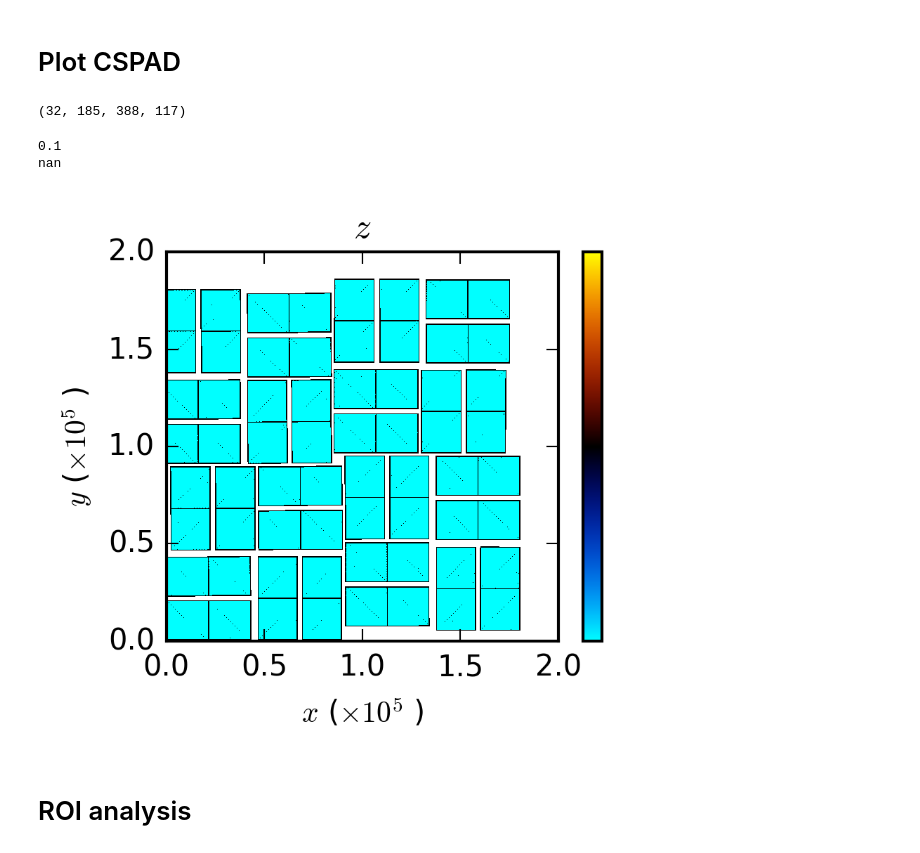
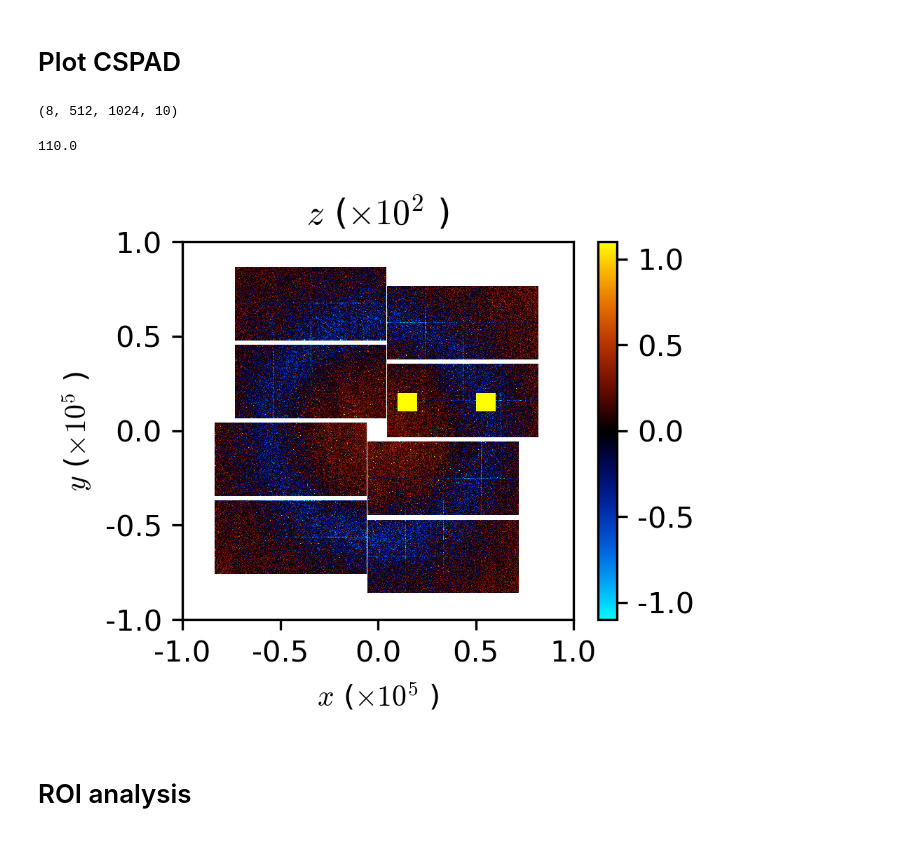
Before and after one commit to igabalski/Analysis-Tutorials, a Jupyter notebook: Template-Notebooks/ROI-Analysis.ipynb, the cells around one changed output. Saved outputs shown, nothing was run; the diff lists cells and outputs as text; code cells hidden in the pictures.

Commit message:
Added functionality to display ROIs over detector image

```diff
--- a/Template-Notebooks/ROI-Analysis.ipynb
+++ b/Template-Notebooks/ROI-Analysis.ipynb
@@ -2,13 +2,13 @@
 # Experiment and path specification
 # %%
 # Specify the experiment for analysis
-experiment='xppl2816'
-runNumber = 74
+experiment='cxic00318'
+runNumber = 123
 
 # Set the installation and output path
 import os
-os.environ['INSTALLPATH']='/reg/neh/home4/mrware/TRXS'
-os.environ['OUTPUTPATH']= '/reg/d/psdm/%s/%s/scratch' % (experiment[0:3],experiment)
+os.environ['INSTALLPATH']= '/cds/home/i/igabalsk/TRXS-Run18'
+os.environ['OUTPUTPATH']= '/cds/data/psdm/%s/%s/scratch' % (experiment[0:3],experiment)
 # %% [markdown]
 # Import Libraries
 # %%
@@ -55,49 +55,57 @@ counts = np.load(os.environ['RESULTSPATH']+'/counts-run-%d.npy' % runNumber)
 # %%
 CSPAD.shape
 # %% [output]
-(32, 185, 388, 117)
+(8, 512, 1024, 10)
 # %%
 from IPython.display import clear_output
 from plotStyles import *
 
-def plotCSPAD( cspad , x , y, cspadMask=None, zLims = None, divergent=False ):
-    figOpts = {'xLims':[0,2e5],'yLims':[0,2e5],'divergent':divergent, 'xIn':3, 'yIn':3*11.5/14.5}
+def plotCSPAD( cspad , x , y, cspadMask=None, zLims = None, divergent=False, NTILE=8, ROIs=None ):
+    figOpts = {'xLims':[-1e5,1e5],'yLims':[-1e5,1e5],'divergent':divergent, 'xIn':3, 'yIn':3*11.5/14.5}
 
     if zLims is not None:
         figOpts['zLims'] = zLims
 
-    for iTile in range(32):
+    for iTile in range(NTILE):
 
         if cspadMask is not None:
             cspadTile = cspad[iTile,:,:]
             tileMask = ~cspadMask[iTile,:,:]
             cspadTile[tileMask] = 0
+        if ROIs:
+            for mask in ROIs:
+                x0 = mask[0]
+                y0 = mask[1]
+                dx = mask[2]
+                dy = mask[3]
+                roimask = ( x0 < x[iTile] ) & ( (x0+dx) > x[iTile] ) & ( y0 < y[iTile] ) & ( (y0+dy) > y[iTile] )
+                cspadTile[roimask] = 1000
 
         if iTile == 0:
             newFigure = True
         else:
             newFigure = False
 
         clear_output()
         colorPlot( x[iTile,:,:], y[iTile,:,:], cspadTile , newFigure=newFigure, **figOpts);
 
 
-x,y = CSPADgeometry()
-cspadMask = createMask().astype(bool)
+x,y = CSPADgeometry(detType='Jungfrau', run=runNumber, experiment=experiment)
+# cspadMask = createMask(experiment=experiment, run=runNumber, detType='Jungfrau').astype(bool)
+cspadMask = np.ones_like(x).astype(bool)
 print(cspadMask.shape)
 
 
-CSPADbinned = CSPAD
+CSPADbinned = 1e7*np.copy(CSPAD)
+CSPADbinned[CSPADbinned>10]=0
 
 # plotCSPAD( cspadMask, x , y , cspadMask=cspadMask, divergent=True )
-plotCSPAD( CSPADbinned[:,:,:,2]-CSPADbinned[:,:,:,1], x , y , cspadMask=cspadMask, divergent=True )
-
-
-print(sumCSPAD(CSPAD))
+# plotCSPAD( np.sum(CSPADbinned[:,:,:,:100], axis=-1)-np.sum(CSPADbinned[:,:,:,100:200], axis=-1), x , y , cspadMask=cspadMask, divergent=False, NTILE=8 )
+plotCSPAD( 3000*(CSPADbinned[:,:,:,2]-CSPADbinned[:,:,:,1]), x , y , zLims=[-100,100],
+          cspadMask=cspadMask, divergent=True, NTILE=8, ROIs=[[1e4,1e4,1e4,1e4],[5e4,1e4,1e4,1e4]] )
 # %% [output]
-0.1
-nan
+110.0
-[figure, old version]
+[figure, new version]
 # %% [markdown]
 # ROI analysis
 # %%
```
Also changed, not shown: parts of 3 cells of this notebook.
